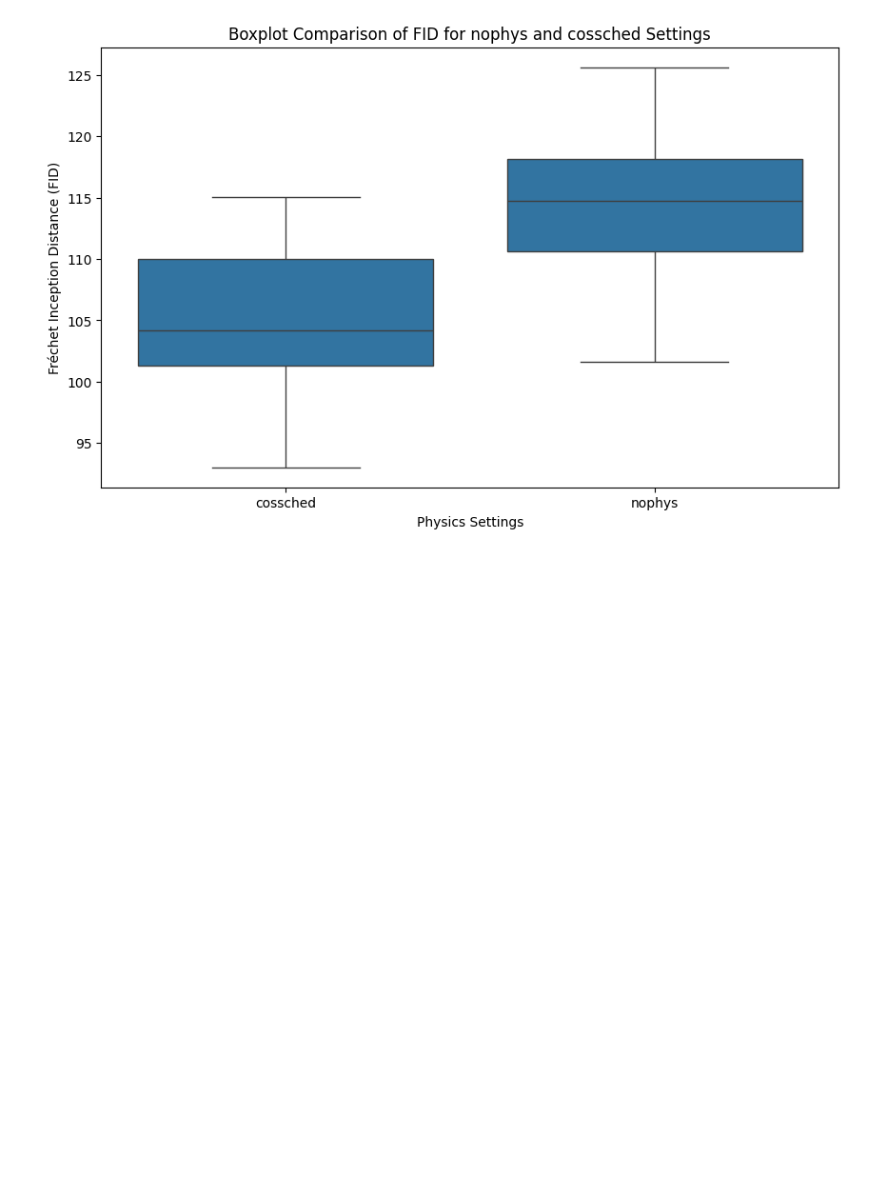
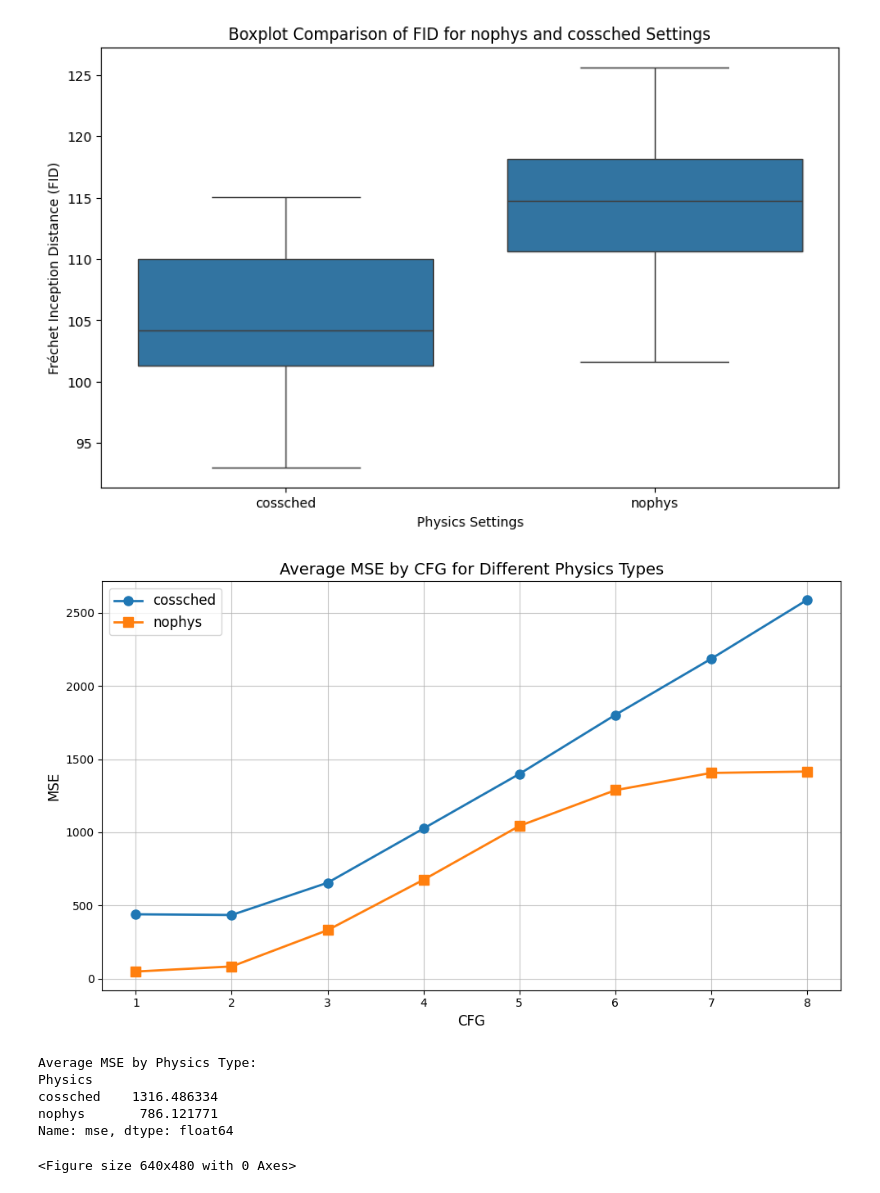
Before and after one commit to Jechmate/diffAE-elibeams, a Jupyter notebook: metrics.ipynb, the cells around one changed output. Saved outputs shown, nothing was run; the diff lists cells and outputs as text; code cells hidden in the pictures; blank space fills up the shorter version.

```diff
--- a/metrics.ipynb
+++ b/metrics.ipynb
@@ -776,3 +776,55 @@ plt.ylabel('Fréchet Inception Distance (FID)')
 plt.show()
 # %% [output]
 [figure]
+# %%
+import pandas as pd
+import matplotlib.pyplot as plt
+import numpy as np
+
+# Load the CSV file
+df = pd.read_csv('metrics_600e.csv')
+
+# Group by Physics and CFG, and calculate mean MSE
+grouped = df.groupby(['Physics', 'CFG'])['mse'].mean().reset_index()
+
+# Create separate dataframes for each Physics type
+cossched_data = grouped[grouped['Physics'] == 'cossched']
+nophys_data = grouped[grouped['Physics'] == 'nophys']
+
+# Sort by CFG for proper line plotting
+cossched_data = cossched_data.sort_values('CFG')
+nophys_data = nophys_data.sort_values('CFG')
+
+# Create the plot
+plt.figure(figsize=(10, 6))
+plt.plot(cossched_data['CFG'], cossched_data['mse'], 'o-', linewidth=2, markersize=8, label='cossched')
+plt.plot(nophys_data['CFG'], nophys_data['mse'], 's-', linewidth=2, markersize=8, label='nophys')
+
+# Add labels and title
+plt.xlabel('CFG', fontsize=12)
+plt.ylabel('MSE', fontsize=12)
+plt.title('Average MSE by CFG for Different Physics Types', fontsize=14)
+plt.legend(fontsize=12)
+plt.grid(True, alpha=0.7)
+
+# Set the x-axis to only show integer values
+plt.xticks(sorted(df['CFG'].unique()))
+
+# Show the plot
+plt.tight_layout()
+plt.show()
+
+# Save the plot as an image file
+plt.savefig('mse_vs_cfg_by_physics.png', dpi=300)
+
+# Print average MSE for each physics type (optional)
+print("\nAverage MSE by Physics Type:")
+print(df.groupby('Physics')['mse'].mean())
+# %% [output]
+[figure, added]
+Average MSE by Physics Type:
+Physics
+cossched    1316.486334
+nophys       786.121771
+Name: mse, dtype: float64
+<Figure size 640x480 with 0 Axes>
```
Also changed, not shown: 3 other files.
